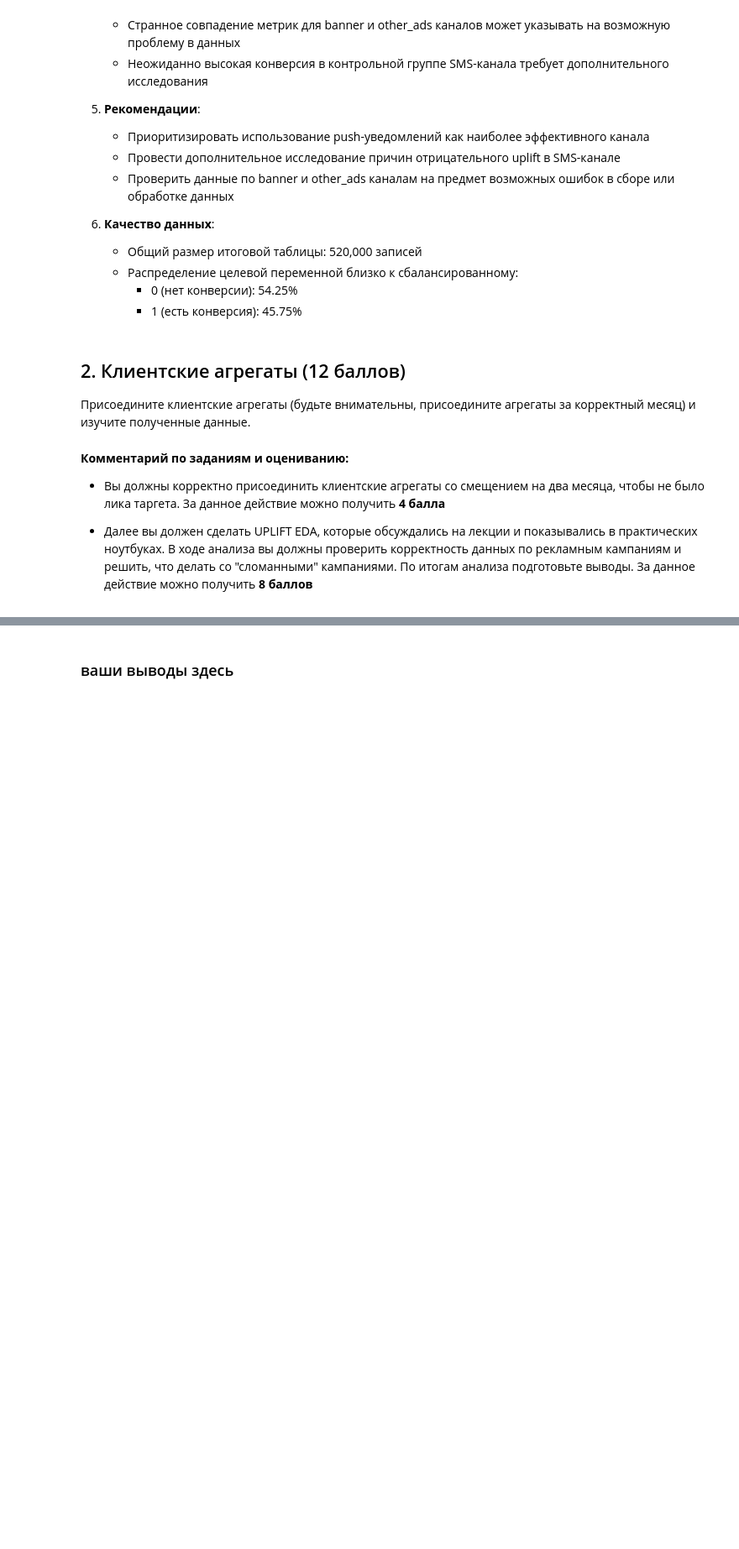
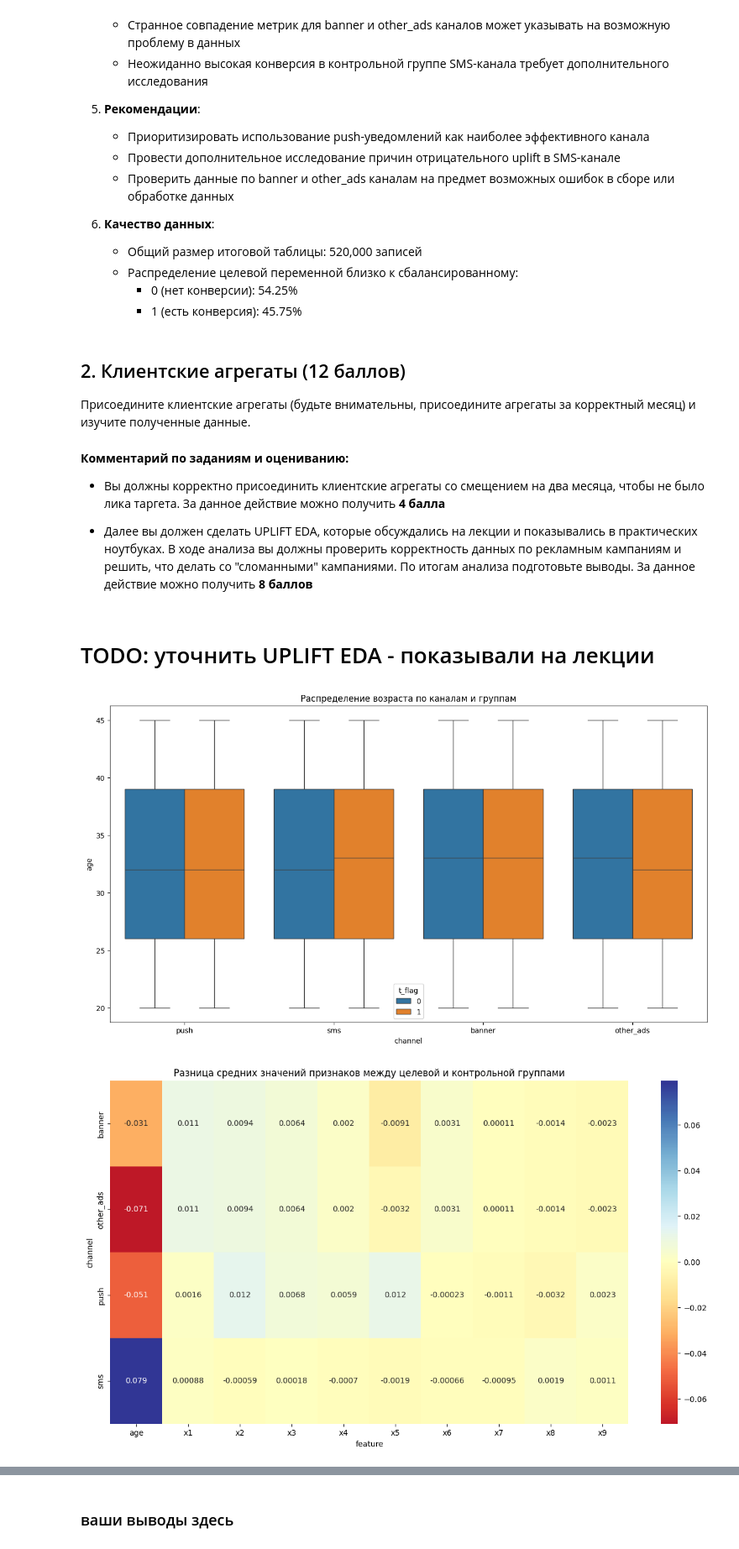
Before and after one commit to psaw/hse-ai24-ml, a Jupyter notebook: hw-6/AI_HW6_uplift.ipynb, the cells around one changed output, grey strips where cells are left out. Shown at 84% size. Cells and saved outputs as stored; diff of their text form; code cells hidden in the pictures; blank space fills up the shorter version.

```diff
--- a/hw-6/AI_HW6_uplift.ipynb
+++ b/hw-6/AI_HW6_uplift.ipynb
@@ -163,7 +163,7 @@ people_in_campaigns = pd.read_csv('./content/ДЗ по Uplift обновленн
 # Преобразование временных столбцов
 for df in [features, contracts, people_in_campaigns]:
     for col in df.columns:
-        if '_date' in col:
+        if '_date' in col or '_dt' in col:
             df[col] = pd.to_datetime(df[col], errors='coerce')
 # %%
 # 2. Функция для определения целевого действия
@@ -397,0 +396,2 @@ Name: proportion, dtype: float64
+# %% [markdown]
+# TODO: уточнить UPLIFT EDA - показывали на лекции
@@ -397,0 +466,28 @@ Name: proportion, dtype: float64
+# %%
+# Визуализация результатов
+plt.figure(figsize=(15, 8))
+sns.boxplot(data=enriched_data, x='channel', y='age', hue='t_flag')
+plt.title('Распределение возраста по каналам и группам')
+plt.show()
+
+# Анализ различий в признаках между группами
+plt.figure(figsize=(15, 8))
+sns.heatmap(
+    stats_df.pivot(index='channel', columns='feature', values='diff'),
+    annot=True,
+    cmap='RdYlBu',
+    center=0
+)
+plt.title('Разница средних значений признаков между целевой и контрольной группами')
+plt.show()
+
+# Проверка баланса групп
+print("\nБаланс групп по каналам:")
+print(enriched_data.groupby(['channel', 't_flag']).size().unstack())
+
+# Проверка пропущенных значений
+print("\nПроцент пропущенных значений:")
+print(enriched_data.isnull().mean() * 100)
+# %% [output]
+[figure, added]
+[figure, added]
```
Also changed, not shown: parts of 4 cells of this notebook.
